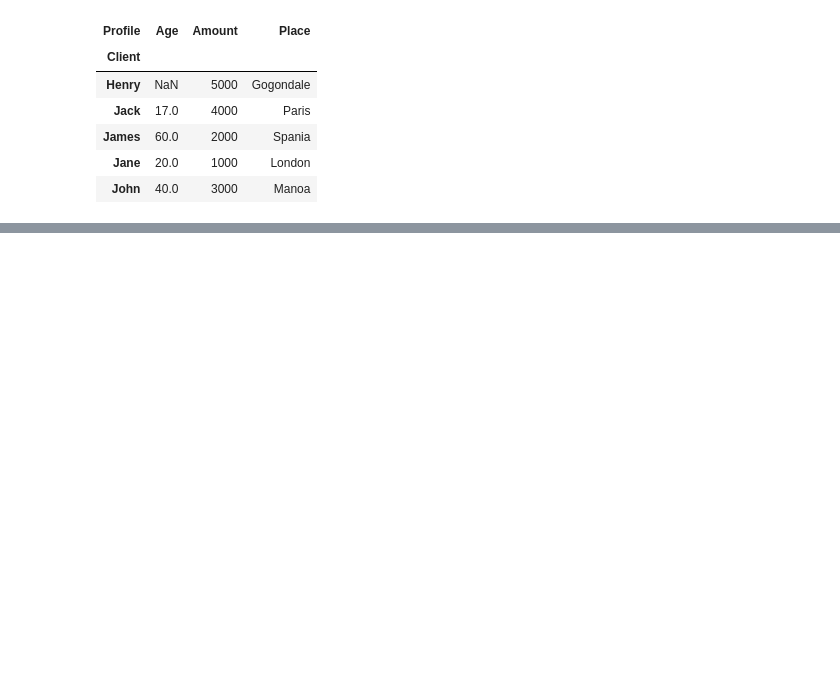
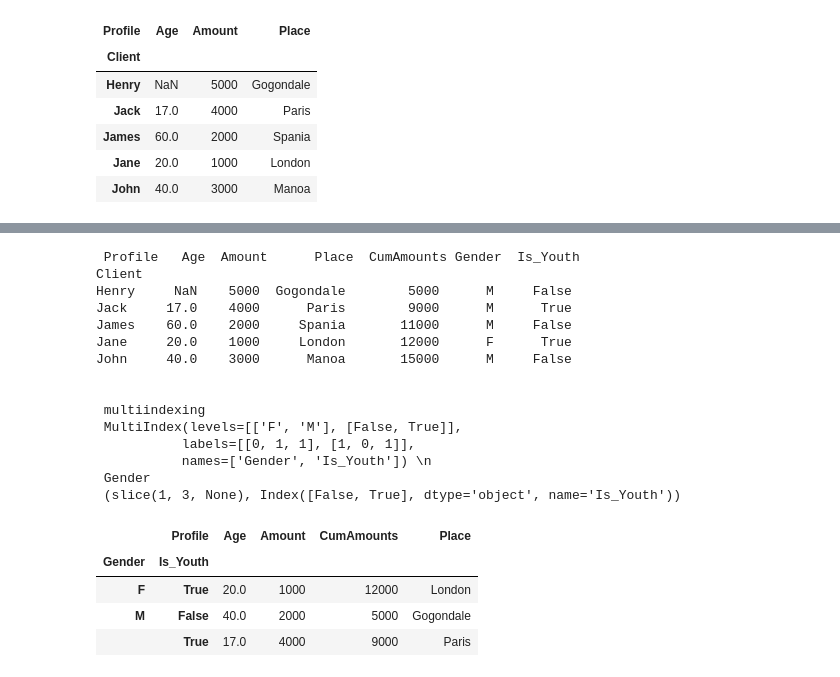
Before and after one commit to bilha-analytics/bespoke, a Jupyter notebook: Untitled Folder/learning_pydata.ipynb, the cells around one changed output, grey strips where cells are left out. Cells and saved outputs as stored; diff of their text form; code cells hidden in the pictures; blank space fills up the shorter version.

```diff
--- a/Untitled Folder/learning_pydata.ipynb
+++ b/Untitled Folder/learning_pydata.ipynb
@@ -861,0 +949,33 @@ John     3.0     3.0    3.0
+# %%
+## Hierarchical Indexing
+df2["Gender"] = ['M', 'M', 'M', 'F', 'M']
+df2["Is_Youth"] = df2.Age < 30
+print("", df2, )
+
+pvt1 = df2.pivot_table(index=["Gender", "Is_Youth"], aggfunc="min")
+
+print("\n\n multiindexing\n", pvt1.index,
+     "\\n\n Gender\n", pvt1.index.get_loc_level("M") )
+
+pvt1
+# %% [output]
+ Profile   Age  Amount      Place  CumAmounts Gender  Is_Youth
+Client
+Henry     NaN    5000  Gogondale        5000      M     False
+Jack     17.0    4000      Paris        9000      M      True
+James    60.0    2000     Spania       11000      M     False
+Jane     20.0    1000     London       12000      F      True
+John     40.0    3000      Manoa       15000      M     False
+
+
+ multiindexing
+ MultiIndex(levels=[['F', 'M'], [False, True]],
+           labels=[[0, 1, 1], [1, 0, 1]],
+           names=['Gender', 'Is_Youth']) \n
+ Gender
+ (slice(1, 3, None), Index([False, True], dtype='object', name='Is_Youth'))
+|  | Profile | Age | Amount | CumAmounts | Place |
+| Gender | Is_Youth |  |  |  |  |
+| F | True | 20.0 | 1000 | 12000 | London |
+| M | False | 40.0 | 2000 | 5000 | Gogondale |
+|  | True | 17.0 | 4000 | 9000 | Paris |
```
Also changed, not shown: parts of 13 cells of this notebook, 2 other files.
